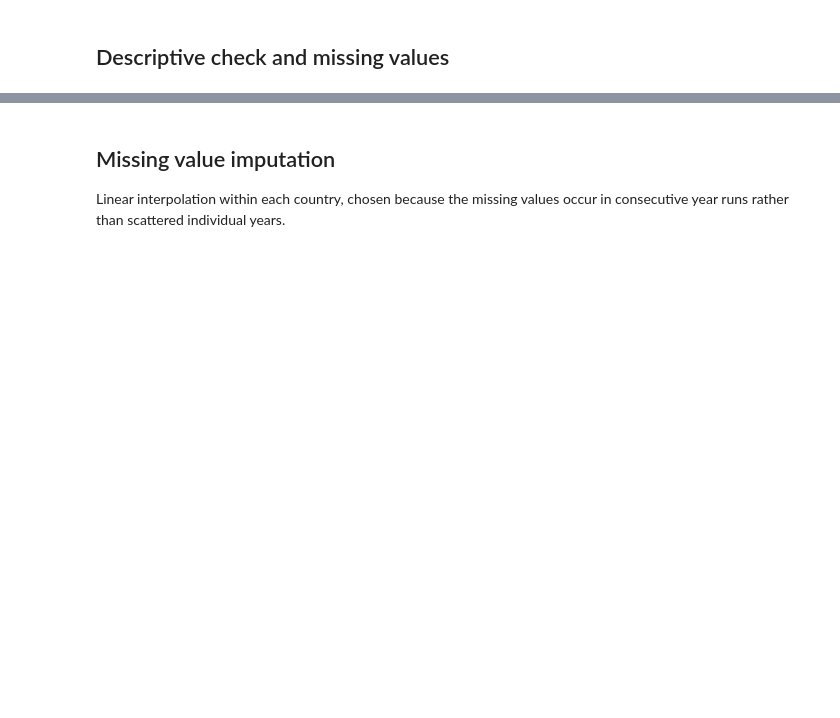
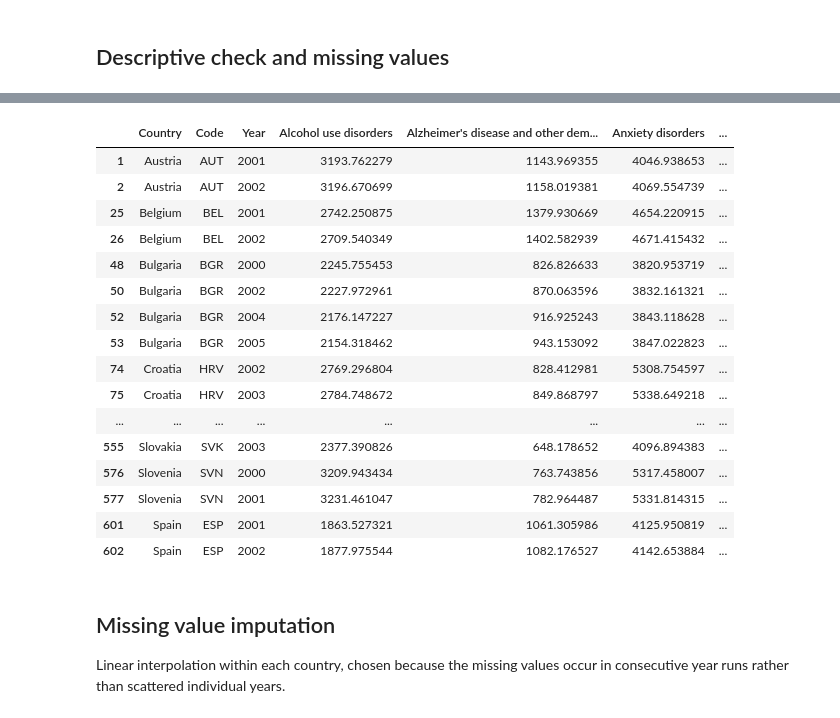
Before and after one commit to viccazjim/TFM_2026_suicide_rate_prediction, a Jupyter notebook: notebooks/01_data_loading_cleaning.ipynb, the cells around one changed output, grey strips where cells are left out. Drawn from its saved outputs; the diff is of its cells as text; code cells hidden in the pictures; blank space fills up the shorter version.

```diff
--- a/notebooks/01_data_loading_cleaning.ipynb
+++ b/notebooks/01_data_loading_cleaning.ipynb
@@ -95,3 +158,25 @@ display(df_development[missing_mask])
+# %%
+# Inspect rows with any missing value
+missing_mask = df_development.isnull().any(axis=1)
+display(df_development[missing_mask])
+# %% [output]
+|  | Country | Code | Year | Alcohol use disorders | Alzheimer's disease and other dem... | Anxiety disorders | ... |
+| 1 | Austria | AUT | 2001 | 3193.762279 | 1143.969355 | 4046.938653 | ... |
+| 2 | Austria | AUT | 2002 | 3196.670699 | 1158.019381 | 4069.554739 | ... |
+| 25 | Belgium | BEL | 2001 | 2742.250875 | 1379.930669 | 4654.220915 | ... |
+| 26 | Belgium | BEL | 2002 | 2709.540349 | 1402.582939 | 4671.415432 | ... |
+| 48 | Bulgaria | BGR | 2000 | 2245.755453 | 826.826633 | 3820.953719 | ... |
+| 50 | Bulgaria | BGR | 2002 | 2227.972961 | 870.063596 | 3832.161321 | ... |
+| 52 | Bulgaria | BGR | 2004 | 2176.147227 | 916.925243 | 3843.118628 | ... |
+| 53 | Bulgaria | BGR | 2005 | 2154.318462 | 943.153092 | 3847.022823 | ... |
+| 74 | Croatia | HRV | 2002 | 2769.296804 | 828.412981 | 5308.754597 | ... |
+| 75 | Croatia | HRV | 2003 | 2784.748672 | 849.868797 | 5338.649218 | ... |
+| ... | ... | ... | ... | ... | ... | ... | ... |
+| 555 | Slovakia | SVK | 2003 | 2377.390826 | 648.178652 | 4096.894383 | ... |
+| 576 | Slovenia | SVN | 2000 | 3209.943434 | 763.743856 | 5317.458007 | ... |
+| 577 | Slovenia | SVN | 2001 | 3231.461047 | 782.964487 | 5331.814315 | ... |
+| 601 | Spain | ESP | 2001 | 1863.527321 | 1061.305986 | 4125.950819 | ... |
+| 602 | Spain | ESP | 2002 | 1877.975544 | 1082.176527 | 4142.653884 | ... |
 # %% [markdown]
 ## Missing value imputation
 
```
Also changed, not shown: parts of 9 cells of this notebook, 24 other files.
